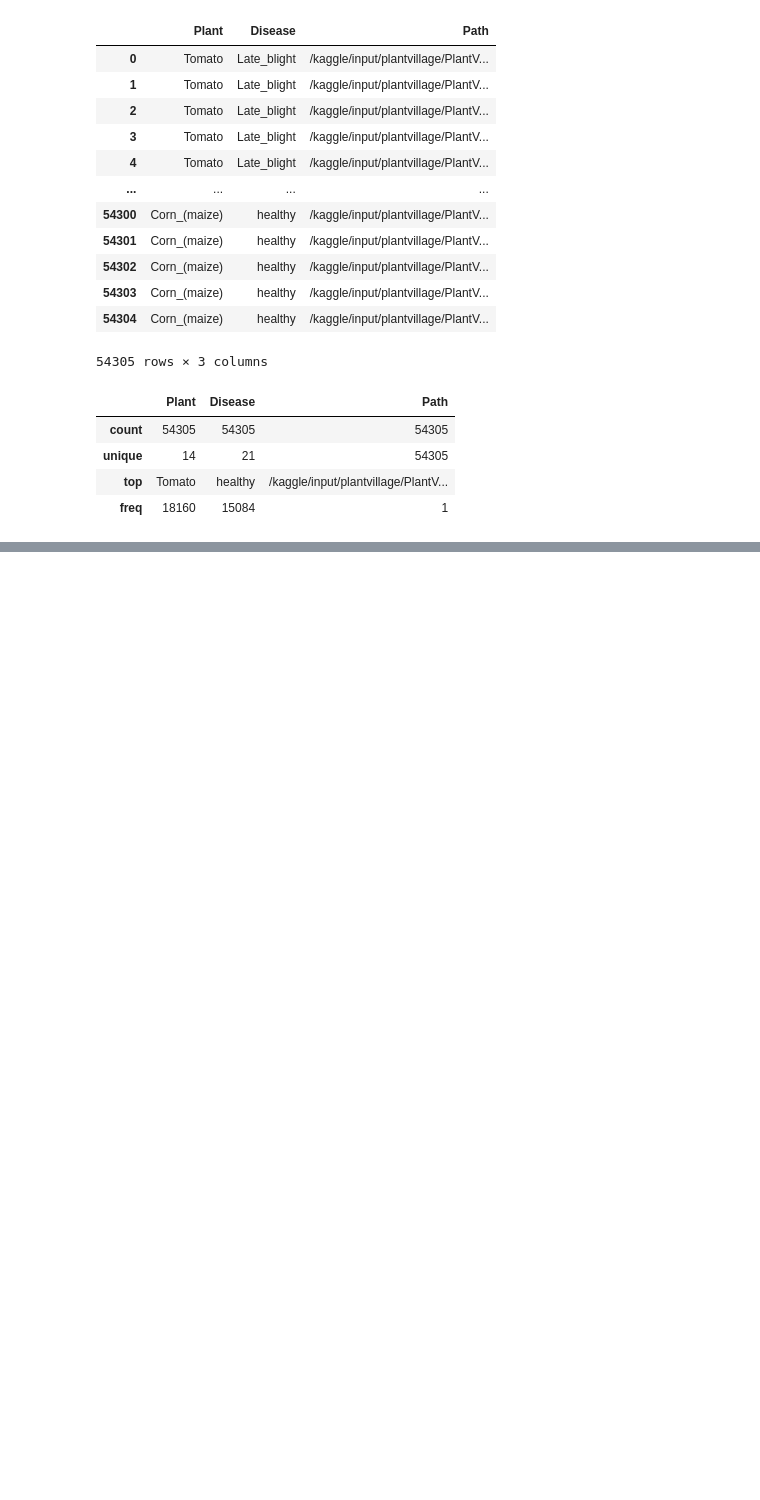
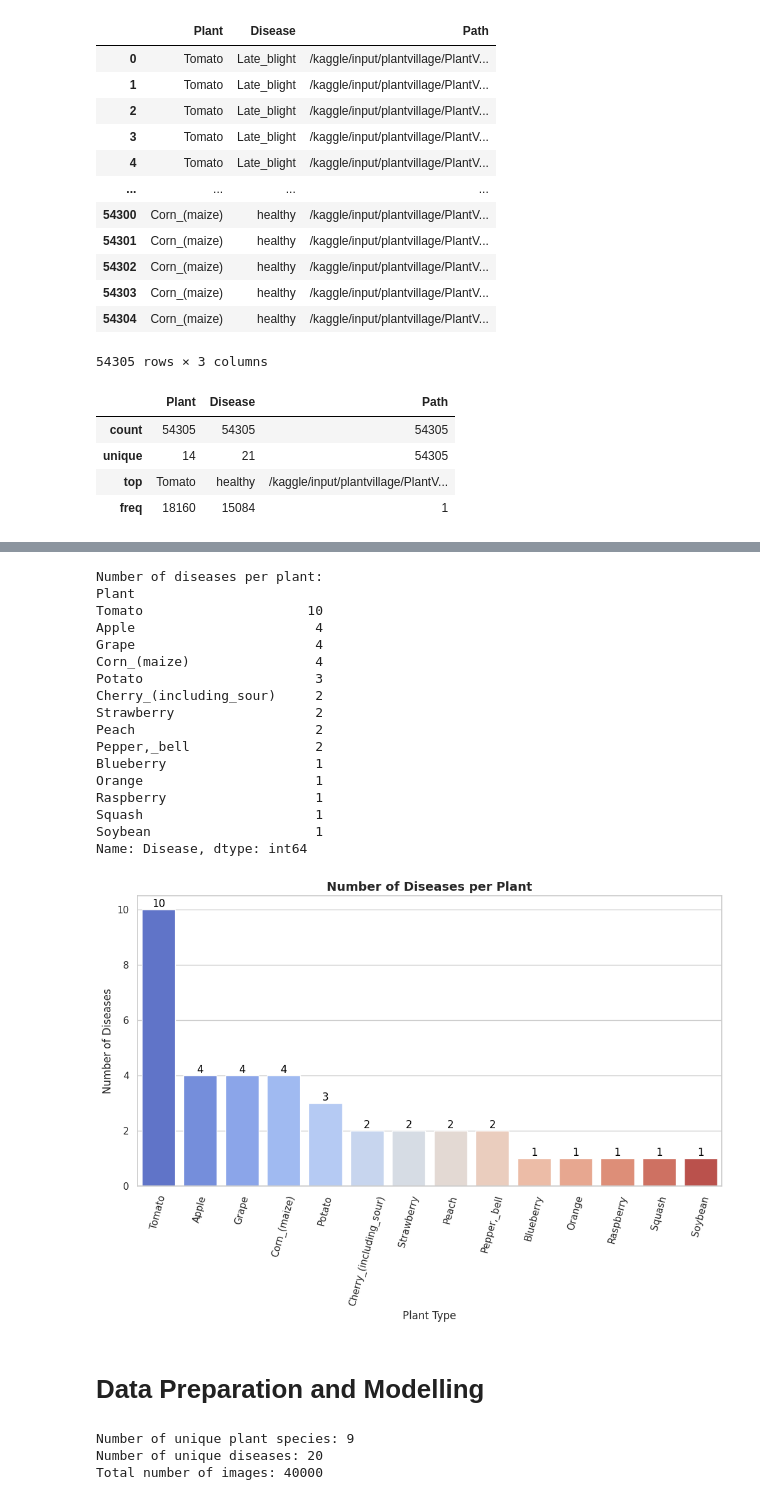
Before and after one commit to zohaibmeyo/CropVision-FYP-23035789, a Jupyter notebook: notebooks/cropvision-data-loading-and-preparation.ipynb, the cells around one changed output, grey strips where cells are left out. Drawn from its saved outputs; the diff is of its cells as text; code cells hidden in the pictures; blank space fills up the shorter version.

```diff
--- a/notebooks/cropvision-data-loading-and-preparation.ipynb
+++ b/notebooks/cropvision-data-loading-and-preparation.ipynb
@@ -55,0 +126,57 @@ data_info.describe()
+# %%
+# Counting unique diseases per plant
+disease_per_plant = data_info.groupby("Plant")["Disease"].nunique().sort_values(ascending=False)
+
+# Printing diseases per plant
+print("\nNumber of diseases per plant:")
+print(disease_per_plant)
+
+# Plotting diseases per plant
+plt.figure(figsize=(12, 6))
+ax = sns.barplot(x=disease_per_plant.index, y=disease_per_plant.values, palette="coolwarm")
+
+# Adding value labels
+for p in ax.patches:
+    ax.annotate(f'{int(p.get_height())}',
+                (p.get_x() + p.get_width() / 2., p.get_height()),
+                ha='center', va='bottom', fontsize=12, color='black')
+
+plt.title("Number of Diseases per Plant", fontsize=14, fontweight="bold")
+plt.xlabel("Plant Type", fontsize=12)
+plt.ylabel("Number of Diseases", fontsize=12)
+plt.xticks(rotation=75)
+plt.show()
+# %% [output]
+Number of diseases per plant:
+Plant
+Tomato                     10
+Apple                       4
+Grape                       4
+Corn_(maize)                4
+Potato                      3
+Cherry_(including_sour)     2
+Strawberry                  2
+Peach                       2
+Pepper,_bell                2
+Blueberry                   1
+Orange                      1
+Raspberry                   1
+Squash                      1
+Soybean                     1
+Name: Disease, dtype: int64
+[figure, added]
+# %% [markdown]
+# Data Preparation and Modelling
+# %%
+# Keeping plants for more than 1 disease
+plants_with_multiple_diseases = disease_per_plant[disease_per_plant > 1].index
+data_info = data_info[data_info["Plant"].isin(plants_with_multiple_diseases)]
+
+# Printing statistics
+print("\nNumber of unique plant species:", data_info["Plant"].nunique())
+print("Number of unique diseases:", data_info["Disease"].nunique())
+print("Total number of images:", data_info.shape[0])
+# %% [output]
+Number of unique plant species: 9
+Number of unique diseases: 20
+Total number of images: 40000
```
Also changed, not shown: parts of 4 cells of this notebook.
